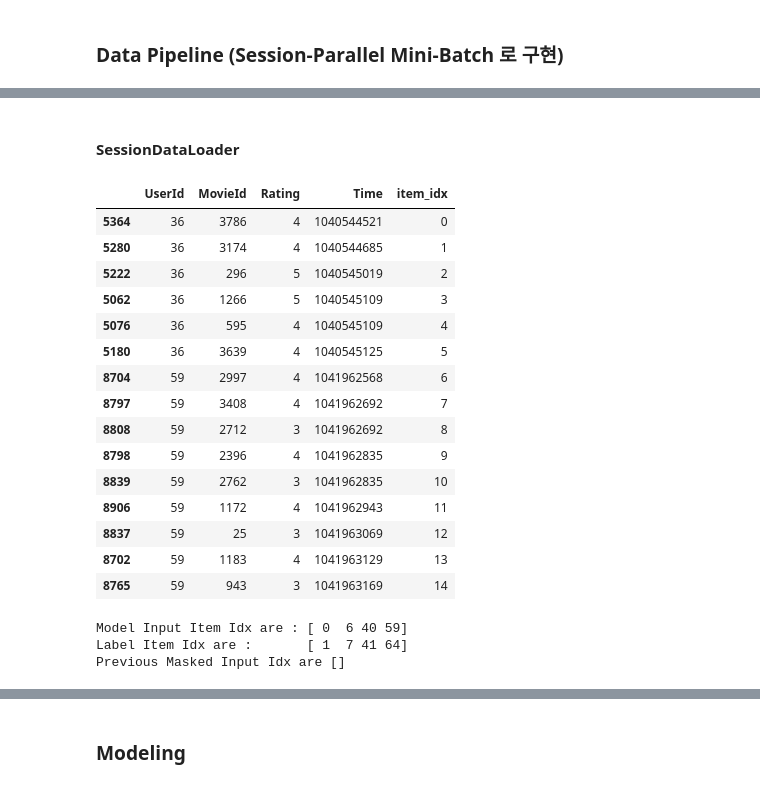
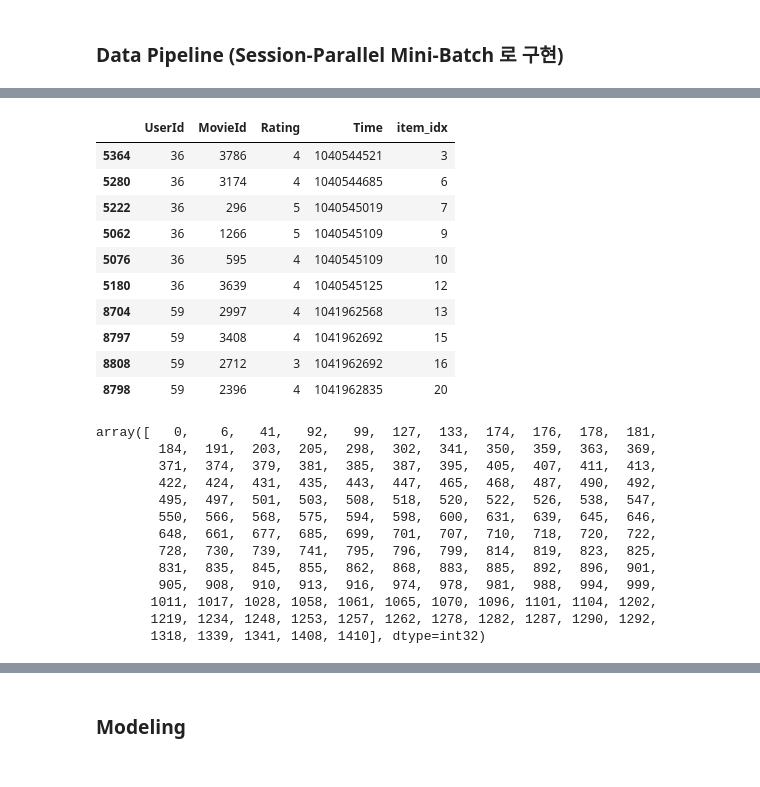
Before and after one commit to stereo-weld/explorations, a Jupyter notebook: E17_Project_Movielens_Session_Based_Recommendation.ipynb, the cells around one changed output, grey strips where cells are left out. Drawn from its saved outputs; the diff is of its cells as text; code cells hidden in the pictures.

```diff
--- a/E17_Project_Movielens_Session_Based_Recommendation.ipynb
+++ b/E17_Project_Movielens_Session_Based_Recommendation.ipynb
@@ -489,0 +479,7 @@ train.shape, valid.shape, test.shape
+# %%
+week_ago1 = data_ago["Time"].max() - 1*7*day_sec
+week_ago2 = data_ago["Time"].max() - 2*7*day_sec
+
+tr = data_cleansed[data_cleansed["Time"] < week_ago2 ]
+val = data_cleansed[(data_cleansed["Time"] >= week_ago2) & (data_cleansed["Time"] < week_ago1) ]
+test = data_cleansed[data_cleansed["Time"] >= week_ago1 ]
@@ -640,2 +616,0 @@ array([  0,   1,   2,   3,   4,   5,   6,   7,   8,   9,  10,  11,  12,
-# %% [markdown]
-####  SessionDataLoader
@@ -703,20 +616,0 @@ class SessionDataLoader:
-# %%
-train_data_loader = SessionDataLoader(train_dataset, batch_size=4)
-train_dataset.df.head(15)
-# %% [output]
-|  | UserId | MovieId | Rating | Time | item_idx |
-| 5364 | 36 | 3786 | 4 | 1040544521 | 0 |
-| 5280 | 36 | 3174 | 4 | 1040544685 | 1 |
-| 5222 | 36 | 296 | 5 | 1040545019 | 2 |
-| 5062 | 36 | 1266 | 5 | 1040545109 | 3 |
-| 5076 | 36 | 595 | 4 | 1040545109 | 4 |
-| 5180 | 36 | 3639 | 4 | 1040545125 | 5 |
-| 8704 | 59 | 2997 | 4 | 1041962568 | 6 |
-| 8797 | 59 | 3408 | 4 | 1041962692 | 7 |
-| 8808 | 59 | 2712 | 3 | 1041962692 | 8 |
-| 8798 | 59 | 2396 | 4 | 1041962835 | 9 |
-| 8839 | 59 | 2762 | 3 | 1041962835 | 10 |
-| 8906 | 59 | 1172 | 4 | 1041962943 | 11 |
-| 8837 | 59 | 25 | 3 | 1041963069 | 12 |
-| 8702 | 59 | 1183 | 4 | 1041963129 | 13 |
-| 8765 | 59 | 943 | 3 | 1041963169 | 14 |
@@ -725,10 +617,33 @@ iter_ex = iter(train_data_loader)
-# %%
-inputs, labels, mask =  next(iter_ex)
-
-print(f'Model Input Item Idx are : {inputs}')
-print(f'Label Item Idx are : {"":5} {labels}')
-print(f'Previous Masked Input Idx are {mask}')
-# %% [output]
-Model Input Item Idx are : [ 0  6 40 59]
-Label Item Idx are :       [ 1  7 41 64]
-Previous Masked Input Idx are []
+# %%
+# train데이터로 SessionDataset 객체를 만들기
+tr_dataset = SessionDataset(tr)
+tr_dataset.df.head(10)
+# %% [output]
+|  | UserId | MovieId | Rating | Time | item_idx |
+| 5364 | 36 | 3786 | 4 | 1040544521 | 3 |
+| 5280 | 36 | 3174 | 4 | 1040544685 | 6 |
+| 5222 | 36 | 296 | 5 | 1040545019 | 7 |
+| 5062 | 36 | 1266 | 5 | 1040545109 | 9 |
+| 5076 | 36 | 595 | 4 | 1040545109 | 10 |
+| 5180 | 36 | 3639 | 4 | 1040545125 | 12 |
+| 8704 | 59 | 2997 | 4 | 1041962568 | 13 |
+| 8797 | 59 | 3408 | 4 | 1041962692 | 15 |
+| 8808 | 59 | 2712 | 3 | 1041962692 | 16 |
+| 8798 | 59 | 2396 | 4 | 1041962835 | 20 |
+# %%
+# 각 세션이 시작된 인덱스
+tr_dataset.click_offsets
+# %% [output]
+array([   0,    6,   41,   92,   99,  127,  133,  174,  176,  178,  181,
+        184,  191,  203,  205,  298,  302,  341,  350,  359,  363,  369,
+        371,  374,  379,  381,  385,  387,  395,  405,  407,  411,  413,
+        422,  424,  431,  435,  443,  447,  465,  468,  487,  490,  492,
+        495,  497,  501,  503,  508,  518,  520,  522,  526,  538,  547,
+        550,  566,  568,  575,  594,  598,  600,  631,  639,  645,  646,
+        648,  661,  677,  685,  699,  701,  707,  710,  718,  720,  722,
+        728,  730,  739,  741,  795,  796,  799,  814,  819,  823,  825,
+        831,  835,  845,  855,  862,  868,  883,  885,  892,  896,  901,
+        905,  908,  910,  913,  916,  974,  978,  981,  988,  994,  999,
+       1011, 1017, 1028, 1058, 1061, 1065, 1070, 1096, 1101, 1104, 1202,
+       1219, 1234, 1248, 1253, 1257, 1262, 1278, 1282, 1287, 1290, 1292,
+       1318, 1339, 1341, 1408, 1410], dtype=int32)
```
Also changed, not shown: parts of 60 cells of this notebook.
